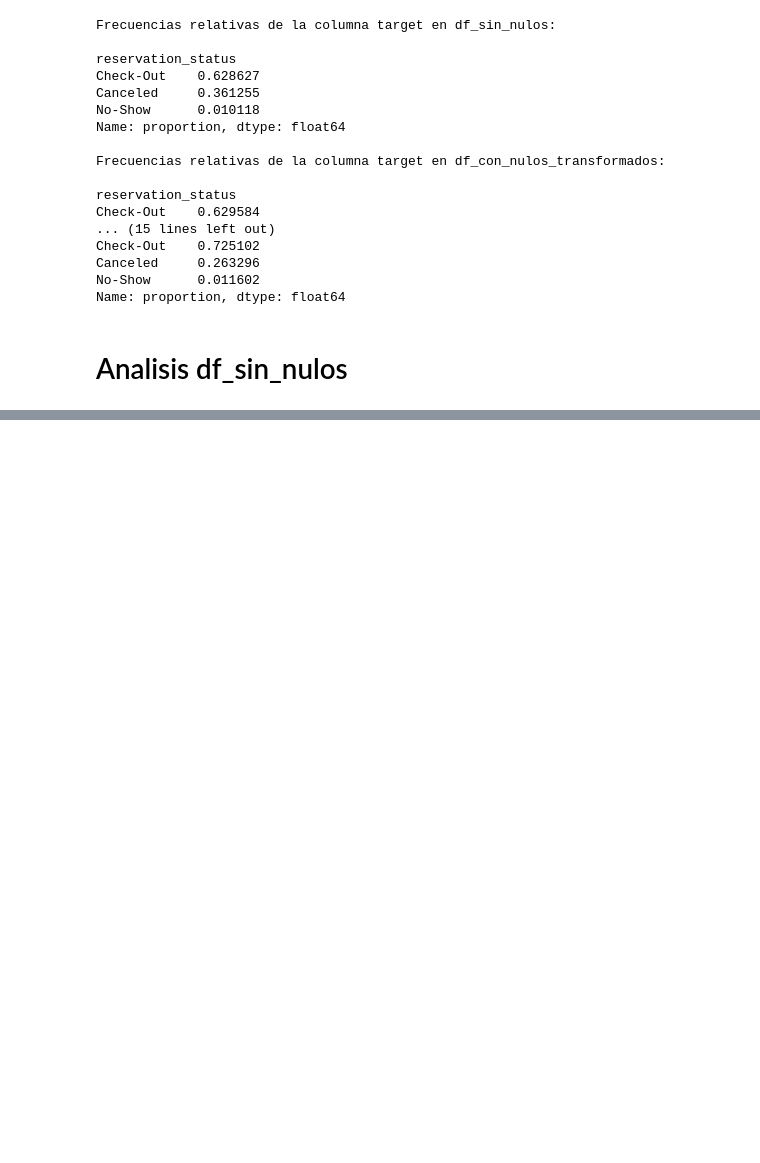
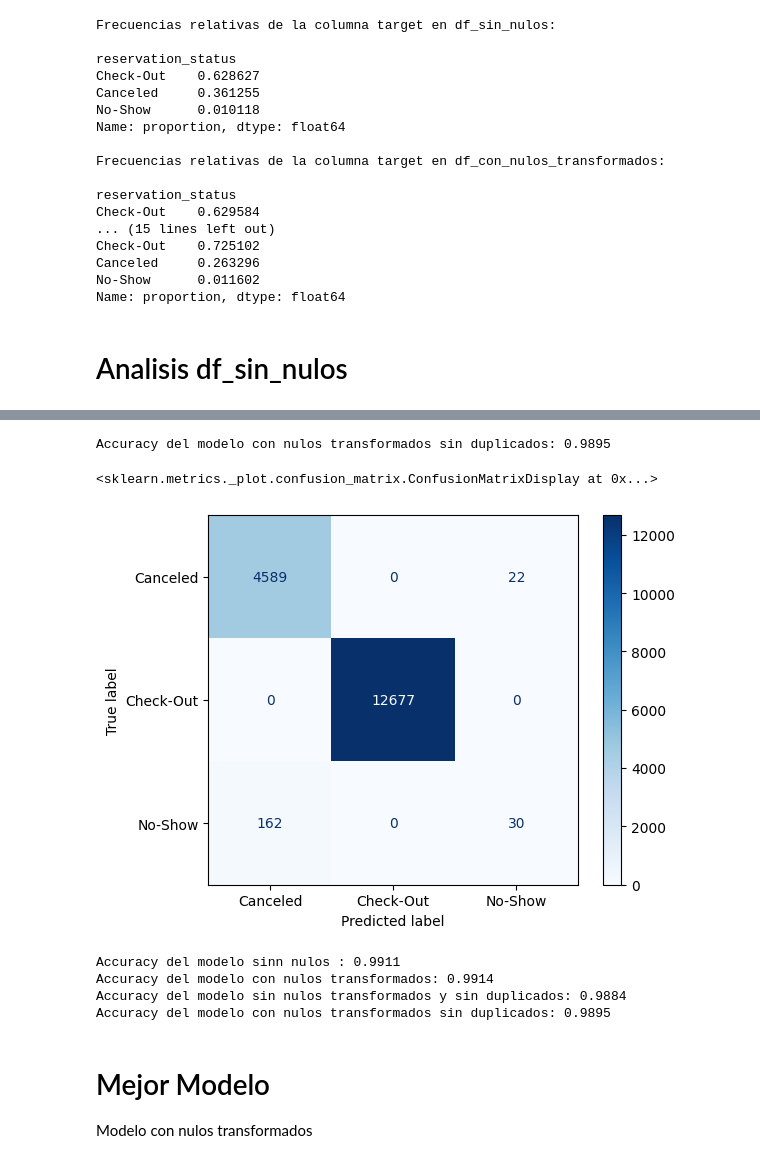
Before and after one commit to vgonzf04/pontia-machine-learning-evaluacion, a Jupyter notebook: notebooks/exploracion/eda_inicial.ipynb, the cells around one changed output, grey strips where cells are left out. Cells and saved outputs as stored; diff of their text form; code cells hidden in the pictures; blank space fills up the shorter version.

```diff
--- a/notebooks/exploracion/eda_inicial.ipynb
+++ b/notebooks/exploracion/eda_inicial.ipynb
@@ -308,0 +460,50 @@ Columnas procesadas:
+# %%
+# División de los datos con nulos transformados en conjuntos de entrenamiento y prueba
+X_train_con_nulos_transformados_sin_duplicados, X_test_con_nulos_transformados_sin_duplicados, y_train_con_nulos_transformados_sin_duplicados, y_test_con_nulos_transformados_sin_duplicados = train_test_split(X_con_nulos_transformados_sin_duplicados, y_con_nulos_transformados_sin_duplicados, test_size=.2, random_state=422)
+# %%
+X_train_con_nulos_transformados_sin_duplicados_procesado = X_train_con_nulos_transformados_sin_duplicados.copy()
+X_test_con_nulos_transformados_sin_duplicados_procesado = X_test_con_nulos_transformados_sin_duplicados.copy()
+
+# Convertimos las variables categóricas (texto) a dummies (0 y 1)
+X_train_con_nulos_transformados_sin_duplicados_procesado = pd.get_dummies(X_train_con_nulos_transformados_sin_duplicados_procesado, drop_first=True)
+X_test_con_nulos_transformados_sin_duplicados_procesado = pd.get_dummies(X_test_con_nulos_transformados_sin_duplicados_procesado, drop_first=True)
+
+# Aseguramos que las columnas del conjunto de prueba coincidan con las del conjunto de entrenamiento
+X_test_con_nulos_transformados_sin_duplicados_procesado = X_test_con_nulos_transformados_sin_duplicados_procesado.reindex(columns=X_train_con_nulos_transformados_sin_duplicados_procesado.columns, fill_value=0)
+
+## DEBUG: Imprimimos las columnas y su estado antes de escalar y procesar
+## print("Columnas numéricas:")
+## print(columnas_numericas)
+## print("Columnas categóricas:")
+## print(columnas_categoricas)
+## print("Columnas procesadas:")
+## print(X_train_con_nulos_transformados_sin_duplicados_procesado.columns.tolist())
+## print("Columnas del conjunto de prueba procesado:")
+## print(X_test_con_nulos_transformados_sin_duplicados_procesado.columns.tolist())
+
+# Escalamos las numéricas usando esa lista sobre nuestro DataFrame de trabajo
+scaler_con_nulos_transformados_sin_duplicados = StandardScaler()
+X_train_con_nulos_transformados_sin_duplicados_procesado[columnas_numericas] = scaler_con_nulos_transformados_sin_duplicados.fit_transform(X_train_con_nulos_transformados_sin_duplicados_procesado[columnas_numericas])
+X_test_con_nulos_transformados_sin_duplicados_procesado[columnas_numericas] = scaler_con_nulos_transformados_sin_duplicados.transform(X_test_con_nulos_transformados_sin_duplicados_procesado[columnas_numericas])
+
+
+# Creación del modelo de regresión logística
+modelo_rl_con_nulos_transformados_sin_duplicados = LogisticRegression(max_iter=200, random_state=42)
+modelo_rl_con_nulos_transformados_sin_duplicados.fit(X_train_con_nulos_transformados_sin_duplicados_procesado, y_train_con_nulos_transformados_sin_duplicados)
+
+# Obtenemos la predicción del modelo
+y_pred_con_nulos_transformados_sin_duplicados = modelo_rl_con_nulos_transformados_sin_duplicados.predict(X_test_con_nulos_transformados_sin_duplicados_procesado)
+
+# Evaluamos el modelo usando el accuracy (exactitud)
+accuracy_con_nulos_transformados_sin_duplicados = accuracy_score(y_test_con_nulos_transformados_sin_duplicados, y_pred_con_nulos_transformados_sin_duplicados)
+print(f"Accuracy del modelo con nulos transformados sin duplicados: {accuracy_con_nulos_transformados_sin_duplicados:.4f}")
+# %% [output]
+Accuracy del modelo con nulos transformados sin duplicados: 0.9895
+# %%
+# Generamos la matriz de confusión
+cm_con_nulos_transformados_sin_duplicados = confusion_matrix(y_test_con_nulos_transformados_sin_duplicados, y_pred_con_nulos_transformados_sin_duplicados)
+disp_con_nulos_transformados_sin_duplicados = ConfusionMatrixDisplay(confusion_matrix=cm_con_nulos_transformados_sin_duplicados, display_labels=modelo_rl_con_nulos_transformados_sin_duplicados.classes_)
+disp_con_nulos_transformados_sin_duplicados.plot(cmap="Blues")
+# %% [output]
+<sklearn.metrics._plot.confusion_matrix.ConfusionMatrixDisplay at 0x...>
+[figure, added]
@@ -308,0 +512,14 @@ Columnas procesadas:
+# %%
+print(f"Accuracy del modelo sinn nulos : {accuracy_sin_nulos:.4f}")
+print(f"Accuracy del modelo con nulos transformados: {accuracy_con_nulos_transformados:.4f}")
+print(f"Accuracy del modelo sin nulos transformados y sin duplicados: {accuracy_sin_nulos_y_sin_duplicados:.4f}")
+print(f"Accuracy del modelo con nulos transformados sin duplicados: {accuracy_con_nulos_transformados_sin_duplicados:.4f}")
+# %% [output]
+Accuracy del modelo sinn nulos : 0.9911
+Accuracy del modelo con nulos transformados: 0.9914
+Accuracy del modelo sin nulos transformados y sin duplicados: 0.9884
+Accuracy del modelo con nulos transformados sin duplicados: 0.9895
+# %% [markdown]
+# Mejor Modelo
+
+Modelo con nulos transformados
```
Also changed, not shown: parts of 20 cells of this notebook.
